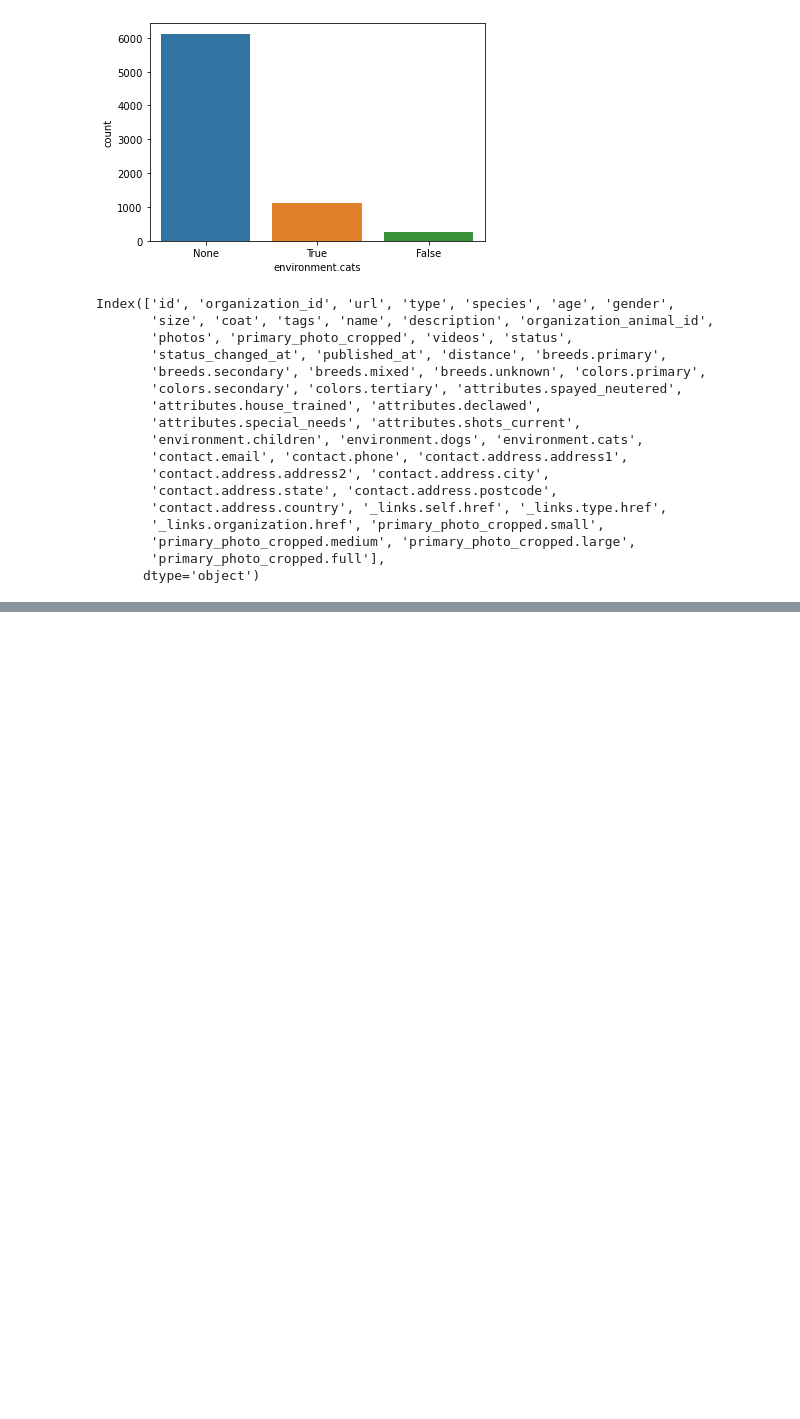
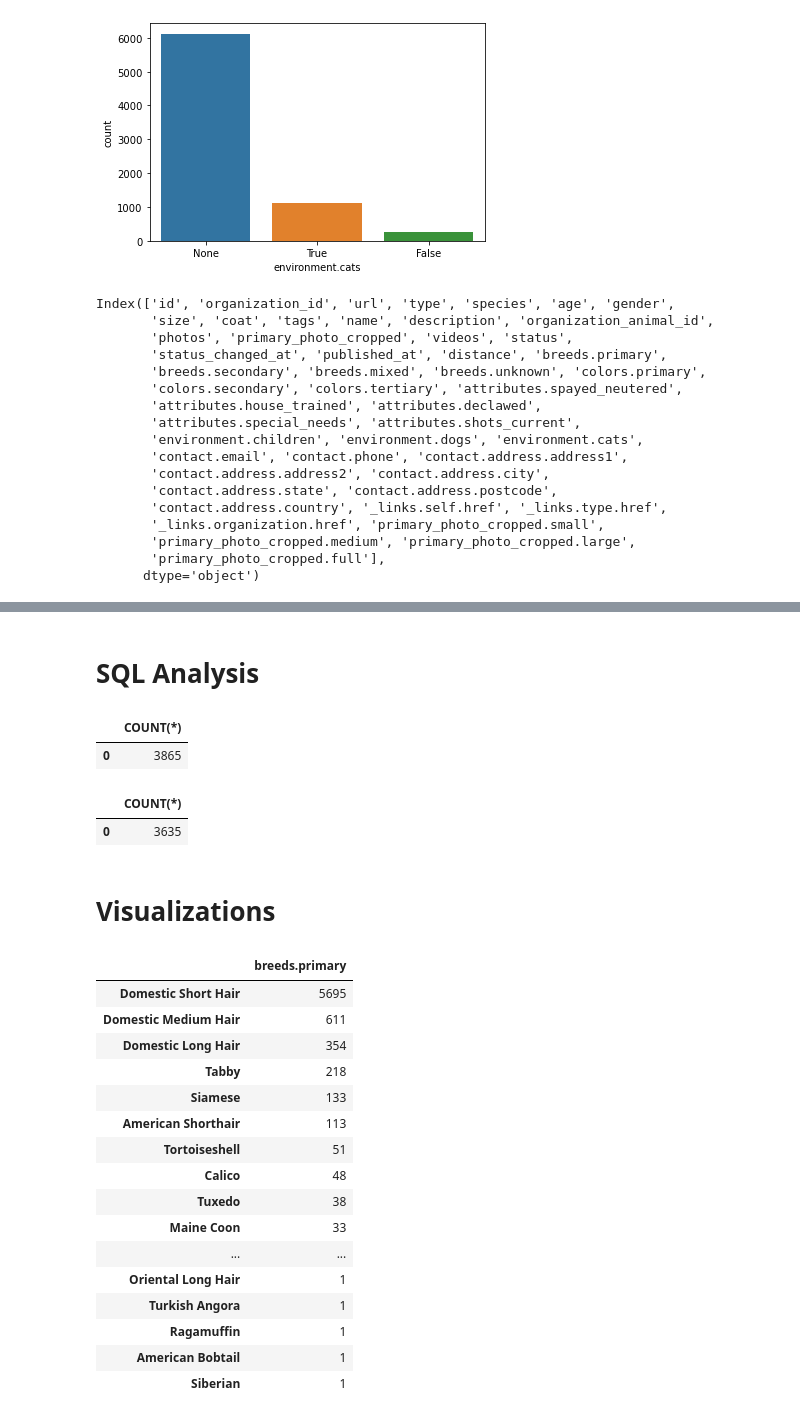
Before and after one commit to ansingh6/sta141b-final, a Jupyter notebook: final.ipynb, the cells around one changed output, grey strips where cells are left out. Drawn from its saved outputs; the diff is of its cells as text; code cells hidden in the pictures; blank space fills up the shorter version.

```diff
--- a/final.ipynb
+++ b/final.ipynb
@@ -157,0 +275,14 @@ Index(['id', 'organization_id', 'url', 'type', 'species', 'age', 'gender',
+# %% [markdown]
+# SQL Analysis
+# %%
+pd.read_sql_query('SELECT COUNT(*) FROM cat WHERE gender == "Female"', engine)
+# %% [output]
+|  | COUNT(*) |
+| 0 | 3865 |
+# %%
+pd.read_sql_query('SELECT COUNT(*) FROM cat WHERE gender == "Male"', engine)
+# %% [output]
+|  | COUNT(*) |
+| 0 | 3635 |
+# %% [markdown]
+# Visualizations
@@ -157,0 +291,20 @@ Index(['id', 'organization_id', 'url', 'type', 'species', 'age', 'gender',
+# %%
+catbreeds
+# %% [output]
+|  | breeds.primary |
+| Domestic Short Hair | 5695 |
+| Domestic Medium Hair | 611 |
+| Domestic Long Hair | 354 |
+| Tabby | 218 |
+| Siamese | 133 |
+| American Shorthair | 113 |
+| Tortoiseshell | 51 |
+| Calico | 48 |
+| Tuxedo | 38 |
+| Maine Coon | 33 |
+| ... | ... |
+| Oriental Long Hair | 1 |
+| Turkish Angora | 1 |
+| Ragamuffin | 1 |
+| American Bobtail | 1 |
+| Siberian | 1 |
```
Also changed, not shown: parts of 37 cells of this notebook.
